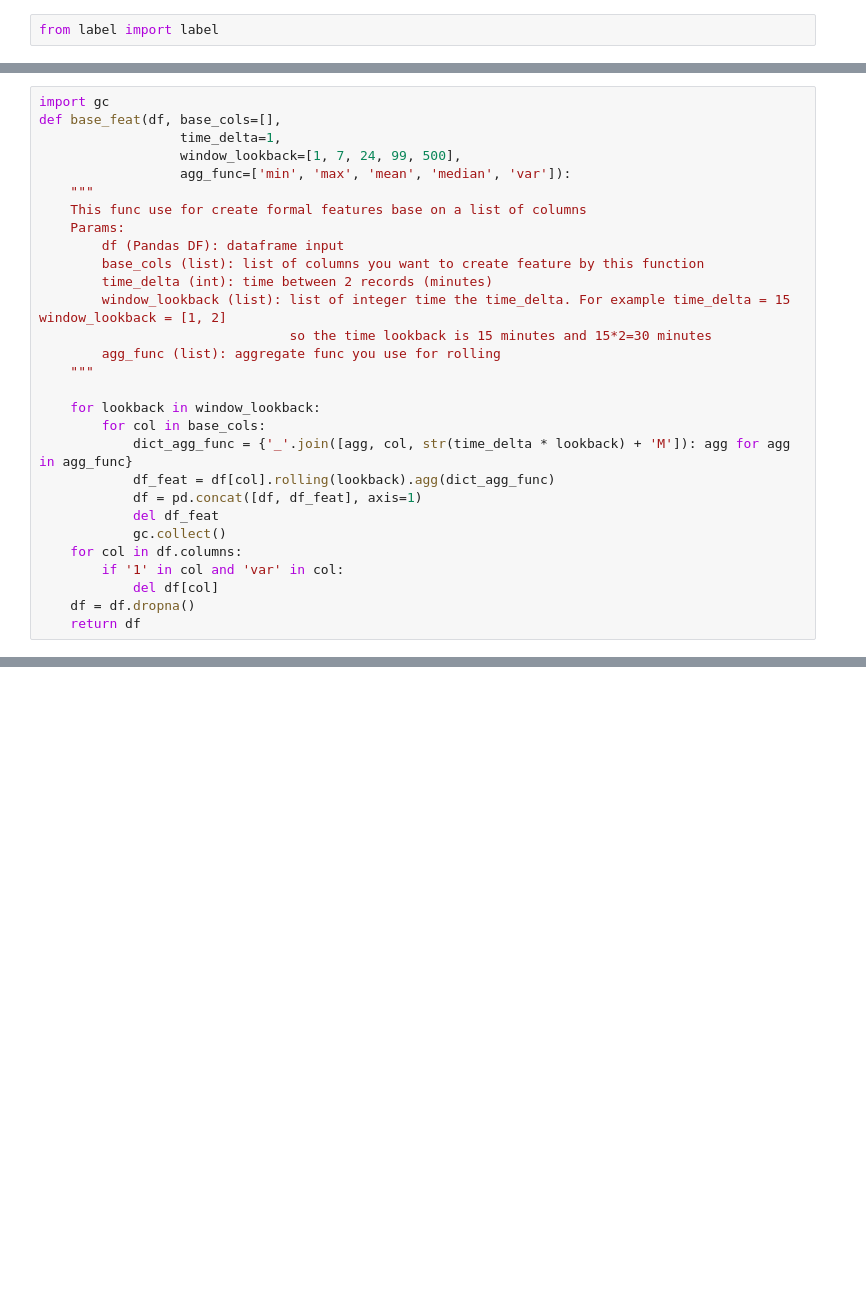
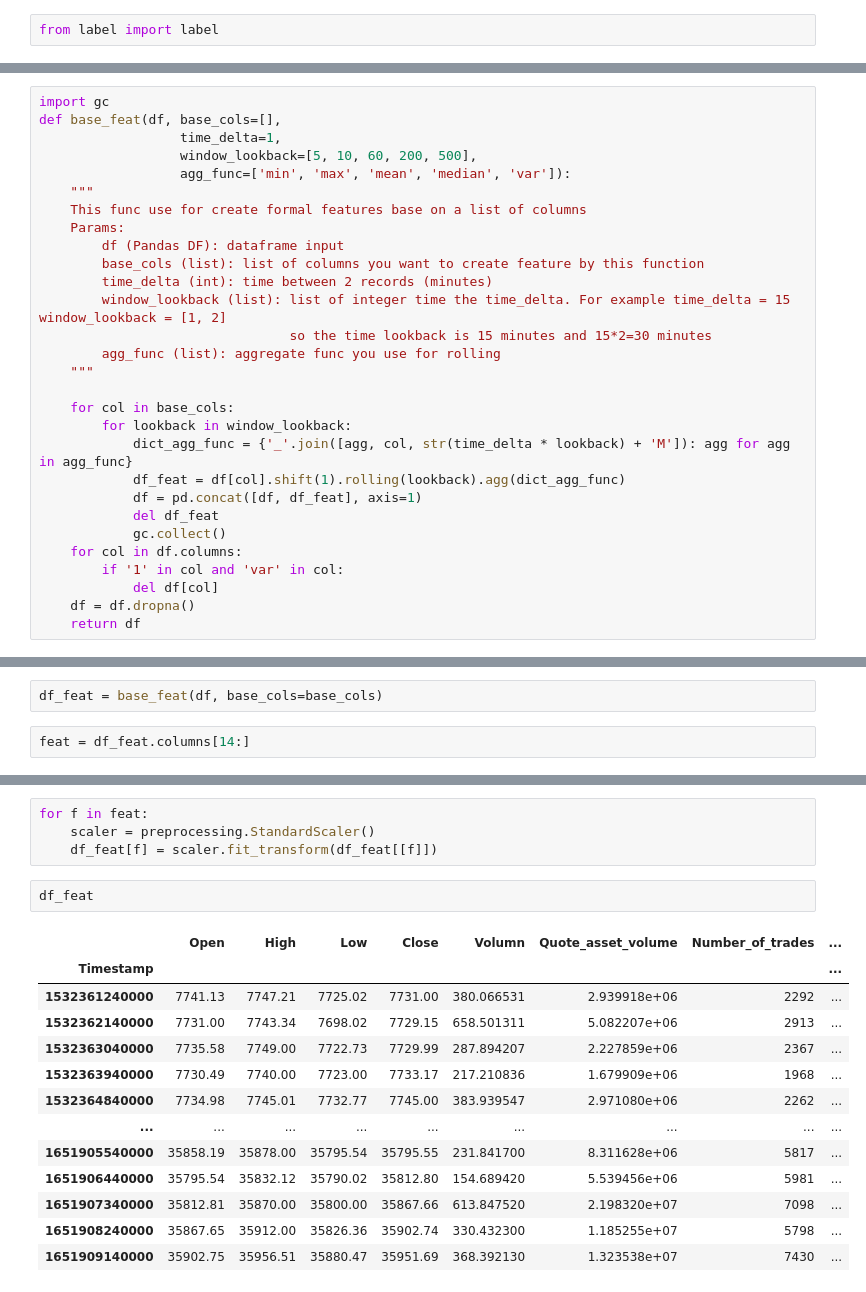
Before and after one commit to NgTMDuc/Bitcoin_Price_Prediction, a Jupyter notebook: base_feat.ipynb, the cells around one changed output, grey strips where cells are left out. Cells and saved outputs as stored; diff of their text form; blank space fills up the shorter version.

```diff
--- a/base_feat.ipynb
+++ b/base_feat.ipynb
@@ -28,7 +78,7 @@ df
 import gc
 def base_feat(df, base_cols=[],
                   time_delta=1,
-                  window_lookback=[1, 7, 24, 99, 500],
+                  window_lookback=[5, 10, 60, 200, 500],
                   agg_func=['min', 'max', 'mean', 'median', 'var']):
     """
     This func use for create formal features base on a list of columns
@@ -41,10 +91,10 @@ def base_feat(df, base_cols=[],
         agg_func (list): aggregate func you use for rolling
     """
 
-    for lookback in window_lookback:
-        for col in base_cols:
+    for col in base_cols:
+        for lookback in window_lookback:
             dict_agg_func = {'_'.join([agg, col, str(time_delta * lookback) + 'M']): agg for agg in agg_func}
-            df_feat = df[col].rolling(lookback).agg(dict_agg_func)
+            df_feat = df[col].shift(1).rolling(lookback).agg(dict_agg_func)
             df = pd.concat([df, df_feat], axis=1)
             del df_feat
             gc.collect()
@@ -72,0 +106,4 @@ base_feat(df, base_cols=['Volumn'])
+# %%
+df_feat = base_feat(df, base_cols=base_cols)
+# %%
+feat = df_feat.columns[14:]
@@ -72,0 +129,20 @@ base_feat(df, base_cols=['Volumn'])
+# %%
+for f in feat:
+    scaler = preprocessing.StandardScaler()
+    df_feat[f] = scaler.fit_transform(df_feat[[f]])
+# %%
+df_feat
+# %% [output]
+|  | Open | High | Low | Close | Volumn | Quote_asset_volume | Number_of_trades | ... |
+| Timestamp |  |  |  |  |  |  |  | ... |
+| 1532361240000 | 7741.13 | 7747.21 | 7725.02 | 7731.00 | 380.066531 | 2.939918e+06 | 2292 | ... |
+| 1532362140000 | 7731.00 | 7743.34 | 7698.02 | 7729.15 | 658.501311 | 5.082207e+06 | 2913 | ... |
+| 1532363040000 | 7735.58 | 7749.00 | 7722.73 | 7729.99 | 287.894207 | 2.227859e+06 | 2367 | ... |
+| 1532363940000 | 7730.49 | 7740.00 | 7723.00 | 7733.17 | 217.210836 | 1.679909e+06 | 1968 | ... |
+| 1532364840000 | 7734.98 | 7745.01 | 7732.77 | 7745.00 | 383.939547 | 2.971080e+06 | 2262 | ... |
+| ... | ... | ... | ... | ... | ... | ... | ... | ... |
+| 1651905540000 | 35858.19 | 35878.00 | 35795.54 | 35795.55 | 231.841700 | 8.311628e+06 | 5817 | ... |
+| 1651906440000 | 35795.54 | 35832.12 | 35790.02 | 35812.80 | 154.689420 | 5.539456e+06 | 5981 | ... |
+| 1651907340000 | 35812.81 | 35870.00 | 35800.00 | 35867.66 | 613.847520 | 2.198320e+07 | 7098 | ... |
+| 1651908240000 | 35867.65 | 35912.00 | 35826.36 | 35902.74 | 330.432300 | 1.185255e+07 | 5798 | ... |
+| 1651909140000 | 35902.75 | 35956.51 | 35880.47 | 35951.69 | 368.392130 | 1.323538e+07 | 7430 | ... |
```
Also changed, not shown: parts of 35 cells of this notebook, 4 other files.
